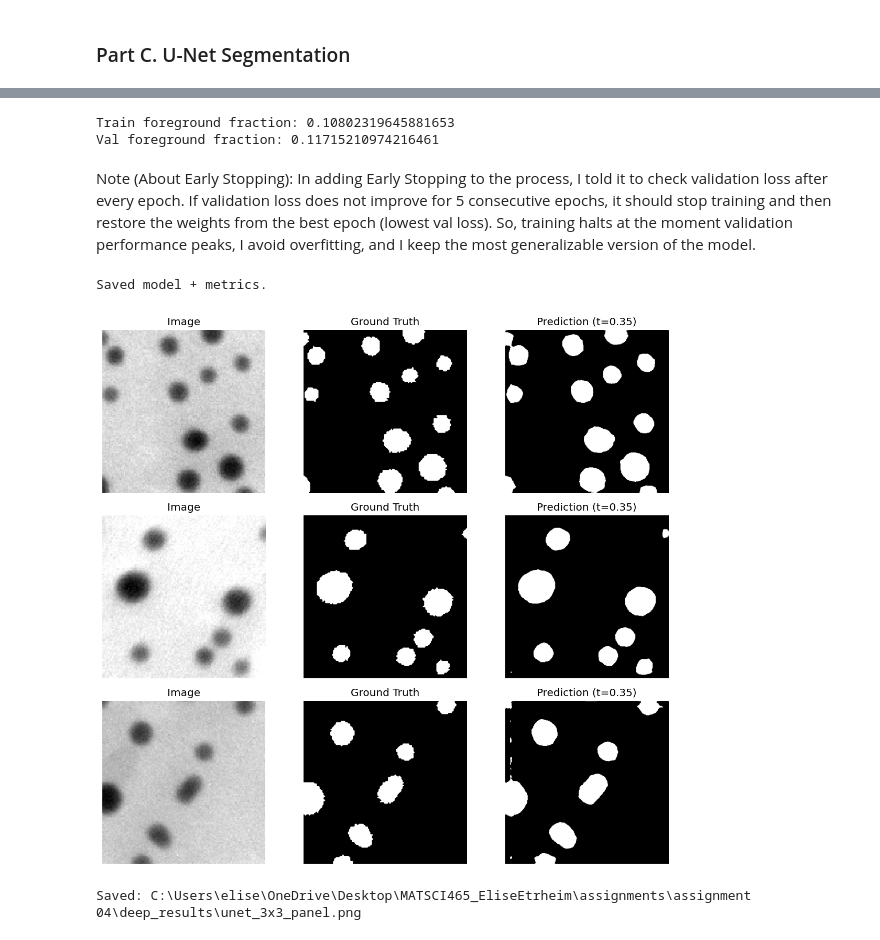
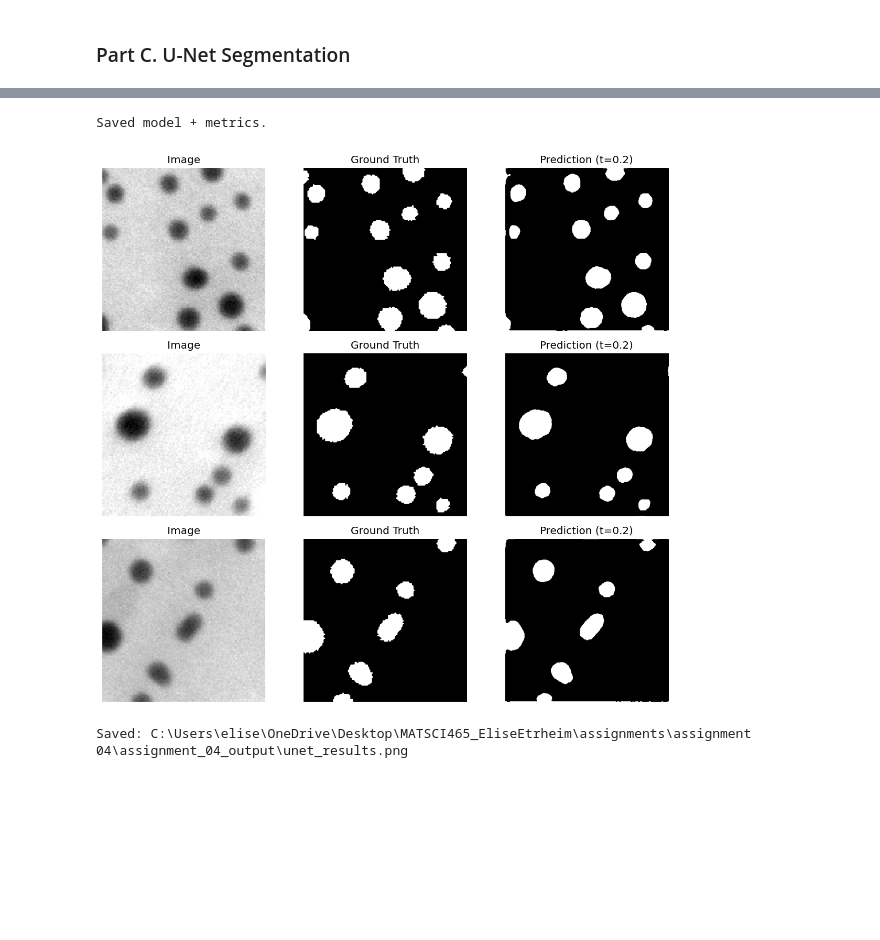
Before and after one commit to eliseetrheim/MSE465_EliseEtrheim, a Jupyter notebook: assignments/assignment 04/assignment_04_final.ipynb, the cells around one changed output, grey strips where cells are left out. Saved outputs shown, nothing was run; the diff lists cells and outputs as text; code cells hidden in the pictures; blank space fills up the shorter version.

```diff
--- a/assignments/assignment 04/assignment_04_final.ipynb
+++ b/assignments/assignment 04/assignment_04_final.ipynb
@@ -916,11 +883,11 @@ Unsupervised k-means clustering showed modest structure in full feature space (s
 # Define directories
 from pathlib import Path
 
-RAW_DIR = Path("raw_data") # images folder
+RAW_DIR = Path("raw_data")
 MASK_DIR = Path("raw_masks")
 MASK_DIR.mkdir(exist_ok=True)
 
-OUT_DIR = Path("deep_results")
+OUT_DIR = Path("assignment_04_output")
 OUT_DIR.mkdir(exist_ok=True)
 
 print("RAW_DIR:", RAW_DIR.resolve())
@@ -1452,11 +1384,9 @@ Model: "functional_6"
  Non-trainable params: 0 (0.00 B)
 # %%
 # Define Dice + IoU metrics
-import tensorflow as tf
-
 def dice_coef(y_true, y_pred, smooth=1e-6):
     y_true = tf.cast(y_true, tf.float32)
-    y_pred = tf.cast(y_pred > 0.5, tf.float32)
+    y_pred = tf.cast(y_pred > 0.2, tf.float32)
 
     intersection = tf.reduce_sum(y_true * y_pred)
     union = tf.reduce_sum(y_true) + tf.reduce_sum(y_pred)
@@ -1465,10 +1395,22 @@ def dice_coef(y_true, y_pred, smooth=1e-6):
 
 def iou_metric(y_true, y_pred, smooth=1e-6):
     y_true = tf.cast(y_true, tf.float32)
-    y_pred = tf.cast(y_pred > 0.5, tf.float32)
+    y_pred = tf.cast(y_pred > 0.2, tf.float32)
 
     intersection = tf.reduce_sum(y_true * y_pred)
     total = tf.reduce_sum(y_true) + tf.reduce_sum(y_pred)
     union = total - intersection
 
     return (intersection + smooth) / (union + smooth)
+
+def dice_loss(y_true, y_pred, smooth=1e-6):
+    y_true = tf.cast(y_true, tf.float32)
+    y_pred = tf.cast(y_pred, tf.float32)
+    intersection = tf.reduce_sum(y_true * y_pred)
+    union = tf.reduce_sum(y_true) + tf.reduce_sum(y_pred)
+    dice = (2. * intersection + smooth) / (union + smooth)
+    return 1.0 - dice
+
+def bce_dice_loss(y_true, y_pred):
+    bce = tf.keras.losses.binary_crossentropy(y_true, y_pred)
+    return bce + dice_loss(y_true, y_pred)
@@ -1502,6 +1432,6 @@ cb = tf.keras.callbacks.EarlyStopping(
 history_unet = unet_model.fit(
     train_ds,
     validation_data=val_ds,
-    epochs=50, callbacks=[cb]
+    epochs=30, callbacks=[cb]
 )
 # %% [output]
@@ -1535,7 +1465,7 @@ import matplotlib.pyplot as plt
 
 for imgs, masks in val_ds.take(1):
     preds = unet_model.predict(imgs)
-    preds_bin = (preds > 0.5).astype(float)
+    preds_bin = (preds > 0.2).astype(float)
 
 plt.figure(figsize=(12,6))
 for i in range(min(3, imgs.shape[0])):
@@ -1562,23 +1492,4 @@ WARNING:tensorflow:5 out of the last 17 calls to <function TensorFlowTrainer.mak
 [figure]
-# %%
-# Foreground fractions are very small -- causing issues
-
-import numpy as np
-import tensorflow as tf
-
-def foreground_fraction(ds, n_batches=3):
-    fracs = []
-    for i, (imgs, masks) in enumerate(ds.take(n_batches)):
-        fracs.append(tf.reduce_mean(masks).numpy())
-    return float(np.mean(fracs))
-
-print("Train foreground fraction:", foreground_fraction(train_ds))
-print("Val foreground fraction:", foreground_fraction(val_ds))
-# %% [output]
-Train foreground fraction: 0.10802319645881653
-Val foreground fraction: 0.11715210974216461
-# %% [markdown]
-Note (About Early Stopping): In adding Early Stopping to the process, I told it to check validation loss after every epoch. If validation loss does not improve for 5 consecutive epochs, it should stop training and then restore the weights from the best epoch (lowest val loss). So, training halts at the moment validation performance peaks, I avoid overfitting, and I keep the most generalizable version of the model.
 # %%
 # Save current model and metrics
 unet_model.save(OUT_DIR / "unet_model.keras")
@@ -1591,41 +1502,41 @@ print("Saved model + metrics.")
 # %% [output]
 Saved model + metrics.
 # %%
-# Make draft of 3 x 3 panel
+# Full visualization of U-Net results
 import matplotlib.pyplot as plt
 import numpy as np
 
-THRESH = 0.35  # use whatever threshold looked best
+THRESH = 0.20 # as established earlier
 
 for imgs, masks in val_ds.take(1):
     preds = unet_model.predict(imgs, verbose=0)
     preds_bin = (preds > THRESH).astype(np.uint8)
 
 fig = plt.figure(figsize=(10, 9))
 for i in range(3):
     # Image
     ax = plt.subplot(3, 3, 3*i + 1)
     ax.imshow(imgs[i,...,0], cmap="gray")
     ax.set_title("Image")
     ax.axis("off")
 
     # Ground truth
     ax = plt.subplot(3, 3, 3*i + 2)
     ax.imshow(masks[i,...,0], cmap="gray")
     ax.set_title("Ground Truth")
     ax.axis("off")
 
     # Prediction
     ax = plt.subplot(3, 3, 3*i + 3)
     ax.imshow(preds_bin[i,...,0], cmap="gray")
     ax.set_title(f"Prediction (t={THRESH})")
     ax.axis("off")
 
 plt.tight_layout()
-panel_path = OUT_DIR / "unet_3x3_panel.png"
+panel_path = OUT_DIR / "unet_results.png"
 plt.savefig(panel_path, dpi=300, bbox_inches="tight")
 plt.show()
 print("Saved:", panel_path.resolve())
 # %% [output]
-[figure, old version]
+[figure, new version]
-Saved: C:\Users\elise\OneDrive\Desktop\MATSCI465_EliseEtrheim\assignments\assignment 04\deep_results\unet_3x3_panel.png
+Saved: C:\Users\elise\OneDrive\Desktop\MATSCI465_EliseEtrheim\assignments\assignment 04\assignment_04_output\unet_results.png
```
Also changed, not shown: parts of 74 cells of this notebook, 16 other files.
